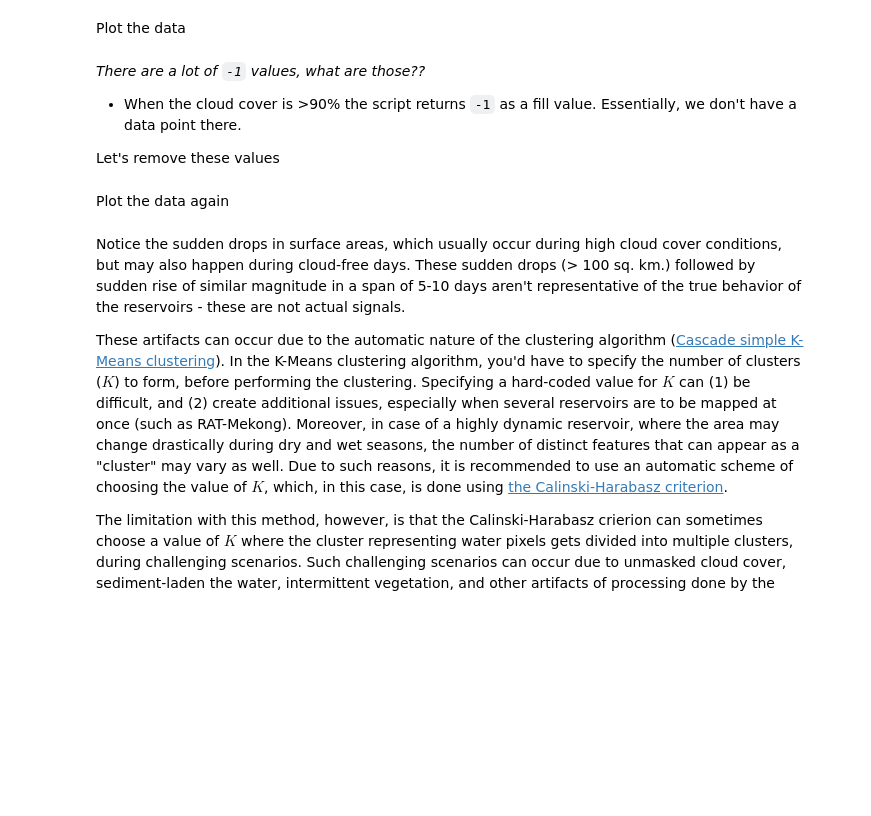
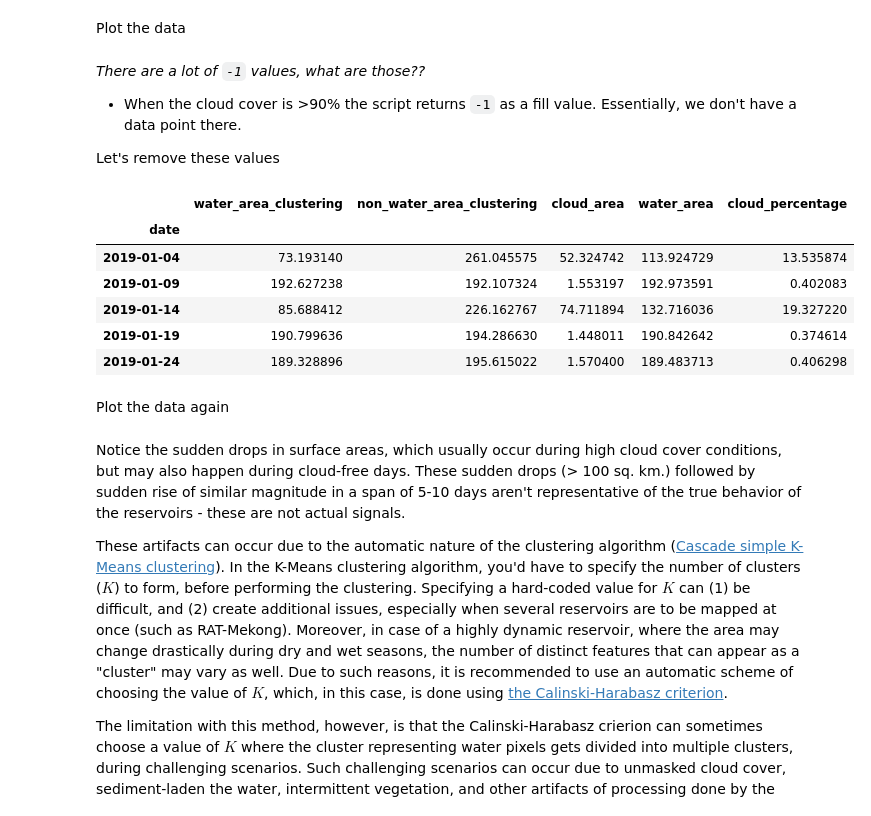
Before and after one commit to DavidChoi76/rat-training-2022, a Jupyter notebook: module-II/notebooks/TMS-OS.ipynb, the cells around one changed output. Drawn from its saved outputs; the diff is of its cells as text; code cells hidden in the pictures; blank space fills up the shorter version.

```diff
--- a/module-II/notebooks/TMS-OS.ipynb
+++ b/module-II/notebooks/TMS-OS.ipynb
@@ -80,12 +99,20 @@ _There are a lot of `-1` values, what are those??_
 Let's remove these values
 # %%
 # set all the -1 values as np.nan (Not-A-Number)
-s2.loc[s2['cloud_percentage']>90, ['water_area_raw (km2)', 'non_water_area_raw (km2)', 'cloud_area_raw (km2)', 'water_area_cloud_corrected (km2)']] = np.nan
+s2.loc[s2['cloud_percentage']>90, ['water_area_clustering', 'non_water_area_clustering', 'cloud_area', 'water_area']] = np.nan
 
 # drop all the np.nan values
 s2.dropna(inplace=True)
 
 s2.head()
+# %% [output]
+|  | water_area_clustering | non_water_area_clustering | cloud_area | water_area | cloud_percentage |
+| date |  |  |  |  |  |
+| 2019-01-04 | 73.193140 | 261.045575 | 52.324742 | 113.924729 | 13.535874 |
+| 2019-01-09 | 192.627238 | 192.107324 | 1.553197 | 192.973591 | 0.402083 |
+| 2019-01-14 | 85.688412 | 226.162767 | 74.711894 | 132.716036 | 19.327220 |
+| 2019-01-19 | 190.799636 | 194.286630 | 1.448011 | 190.842642 | 0.374614 |
+| 2019-01-24 | 189.328896 | 195.615022 | 1.570400 | 189.483713 | 0.406298 |
 # %% [markdown]
 Plot the data again
 # %%
```
Also changed, not shown: parts of 12 cells of this notebook.
